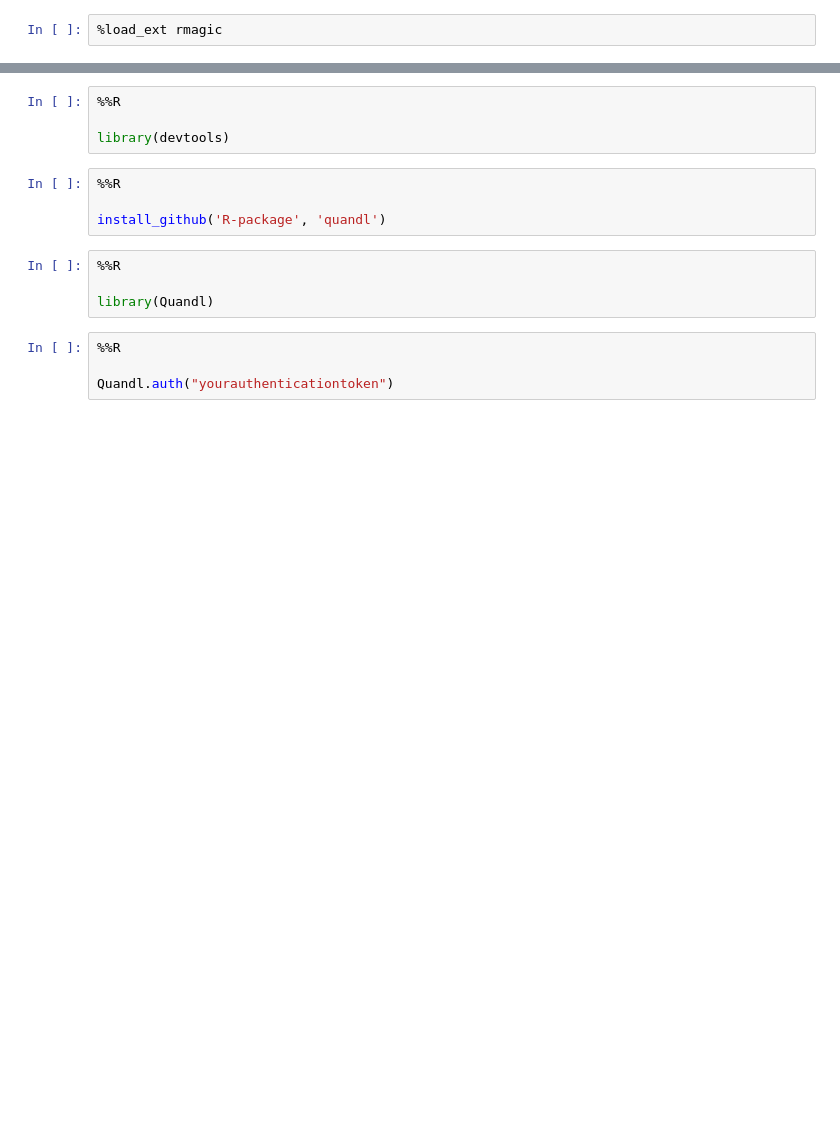
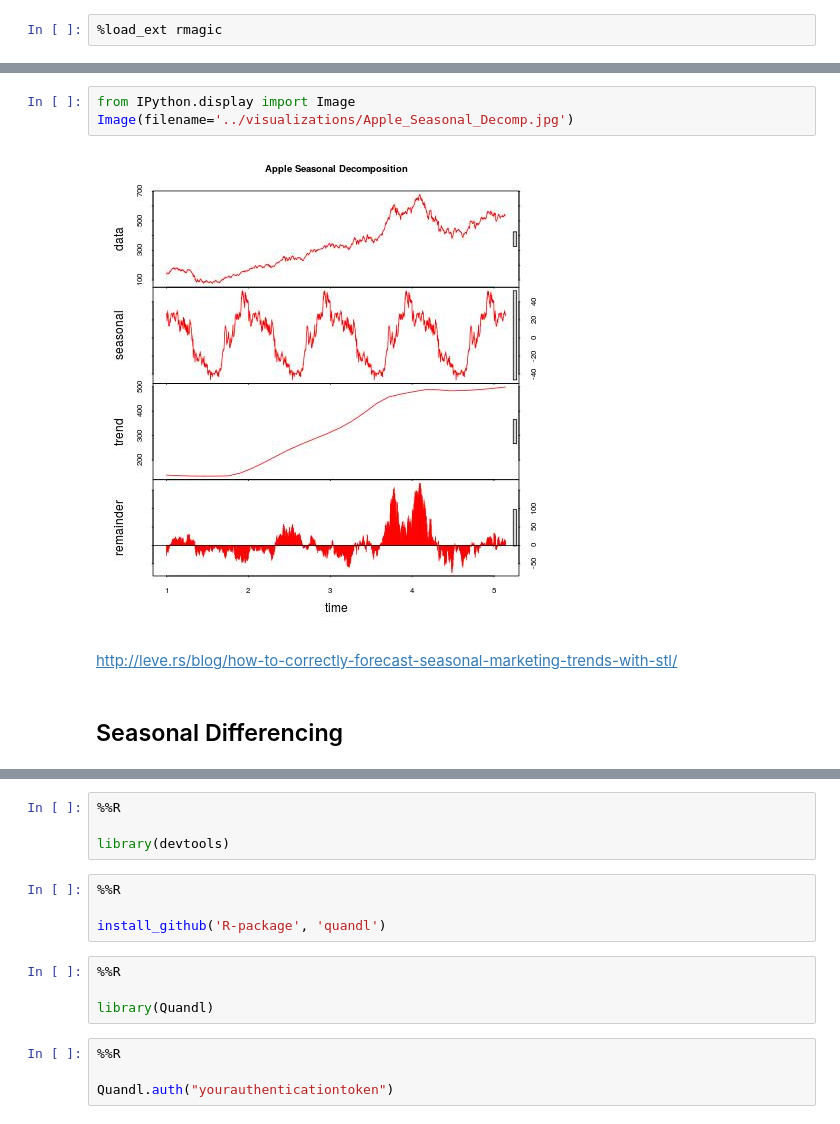
Before and after one commit to linuslin1/INNOVA, a Jupyter notebook: notebooks/NB3_data_analysis.ipynb, the cells around one changed output, grey strips where cells are left out. Drawn from its saved outputs; the diff is of its cells as text; blank space fills up the shorter version.

```diff
--- a/notebooks/NB3_data_analysis.ipynb
+++ b/notebooks/NB3_data_analysis.ipynb
@@ -28,0 +85,9 @@ I advise you to work at least in pairs for each project notebook, as you did for
+# %%
+from IPython.display import Image
+Image(filename='../visualizations/Apple_Seasonal_Decomp.jpg')
+# %% [output]
+[figure, added]
+# %% [markdown]
+http://leve.rs/blog/how-to-correctly-forecast-seasonal-marketing-trends-with-stl/
+# %% [markdown]
+## Seasonal Differencing
```
Also changed, not shown: parts of 38 cells of this notebook, 15 other files.
